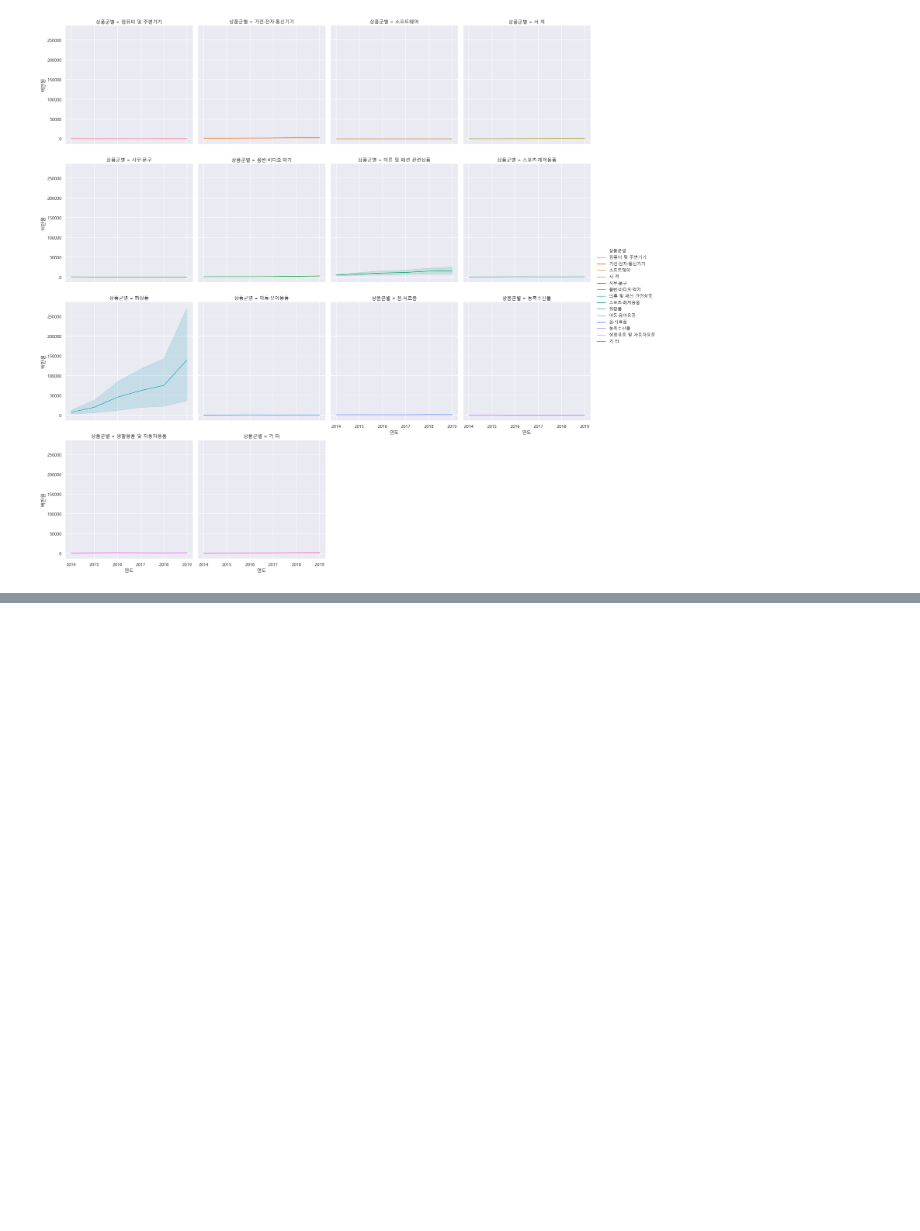
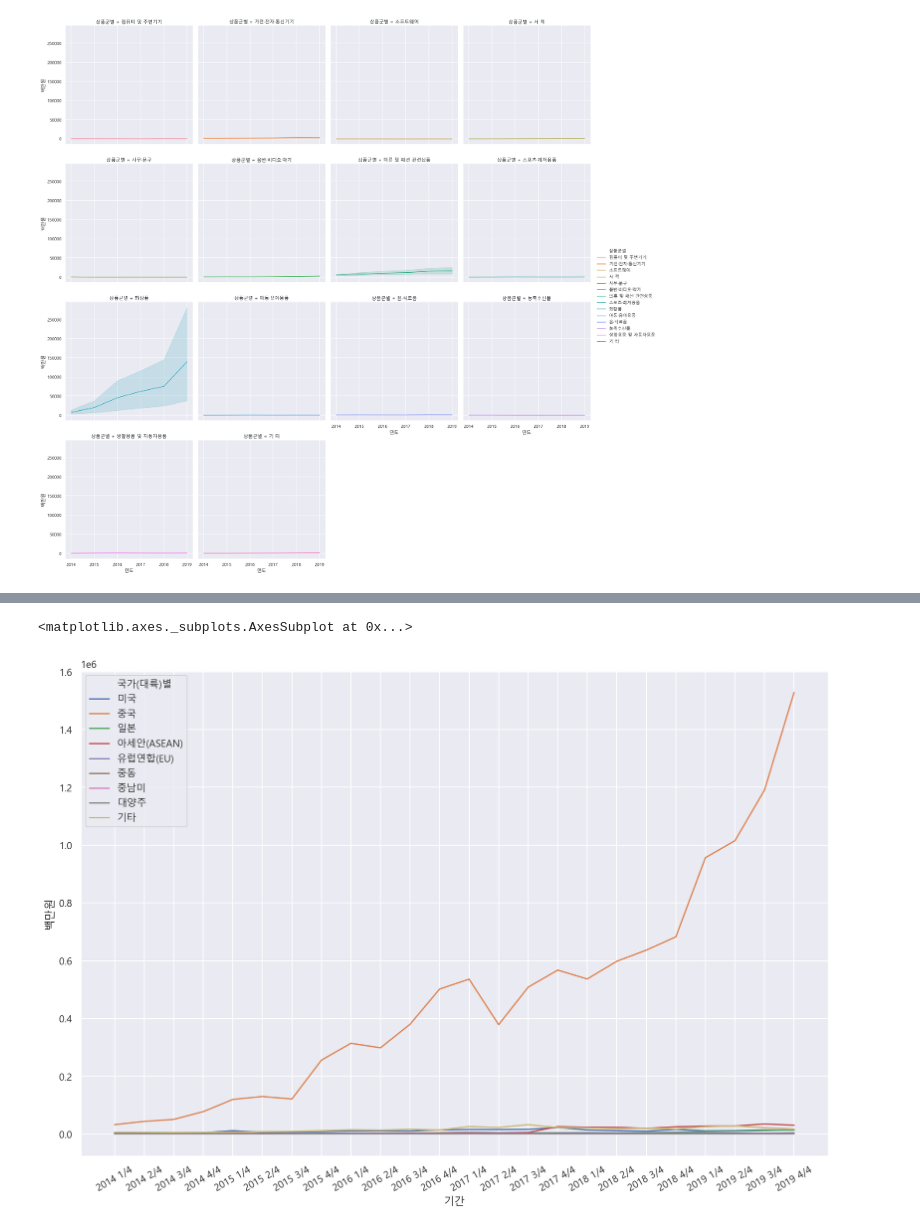
Before and after one commit to jang3463/python-practice, a Jupyter notebook: K-beauty 온라인 판매분석.ipynb, the cells around one changed output, grey strips where cells are left out. Drawn from its saved outputs; the diff is of its cells as text; code cells hidden in the pictures; blank space fills up the shorter version.

```diff
--- a/K-beauty 온라인 판매분석.ipynb
+++ b/K-beauty 온라인 판매분석.ipynb
@@ -278,0 +307,8 @@ sns.relplot(data=df_sub,x='연도',y='백만원',hue='상품군별',kind='line',
+# %%
+# 화장품 판매액에 대한 기간별 금액 데이터 시각화하고 "국가(대륙)별"로 다른 색상으로 표시하기
+plt.figure(figsize=(15,10))
+plt.xticks(rotation=30)
+sns.lineplot(data=df_cosmetic,x='기간',y='백만원',hue='국가(대륙)별')
+# %% [output]
+<matplotlib.axes._subplots.AxesSubplot at 0x...>
+[figure, added]
```
Also changed, not shown: parts of 25 cells of this notebook.
